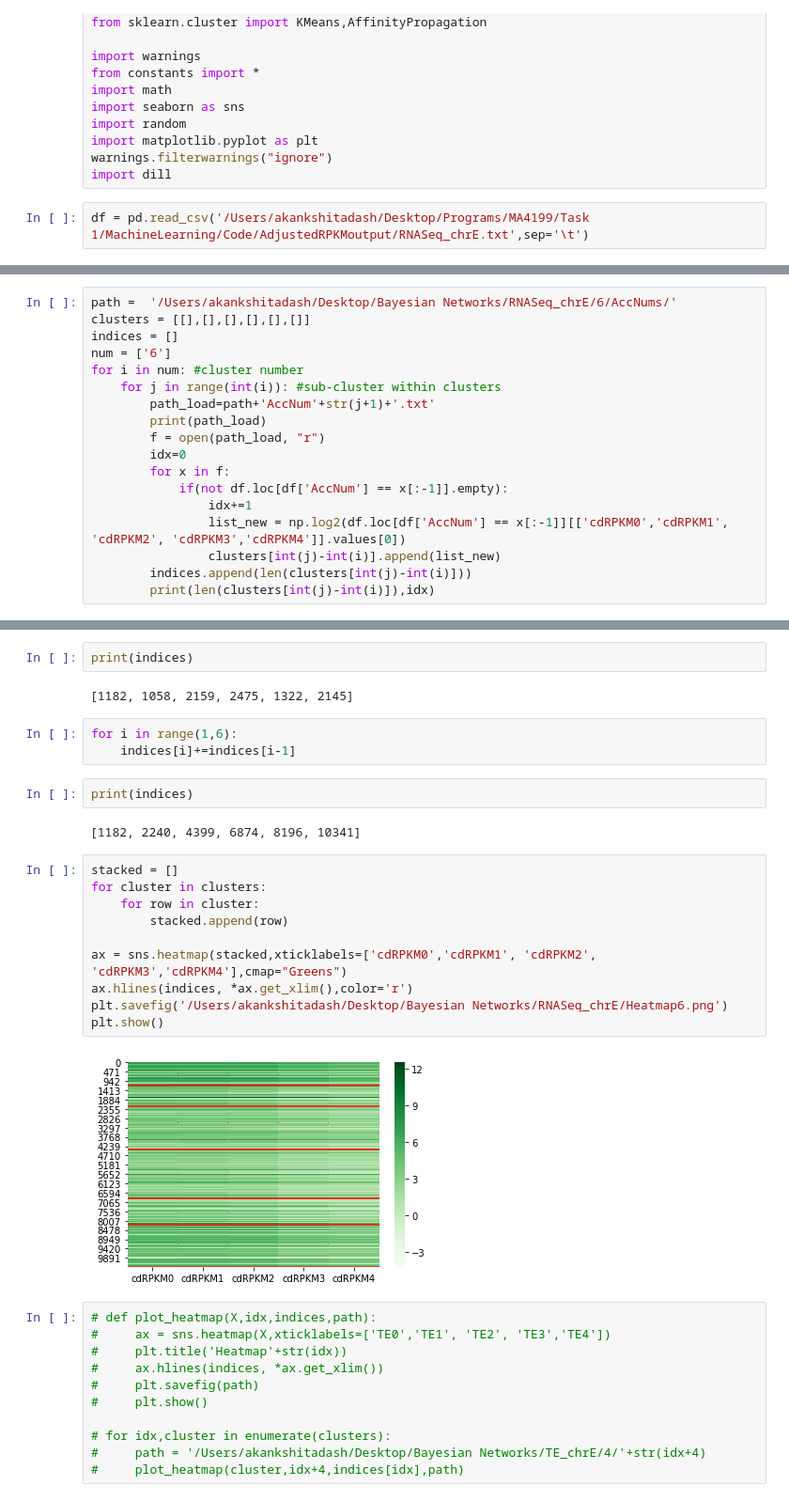
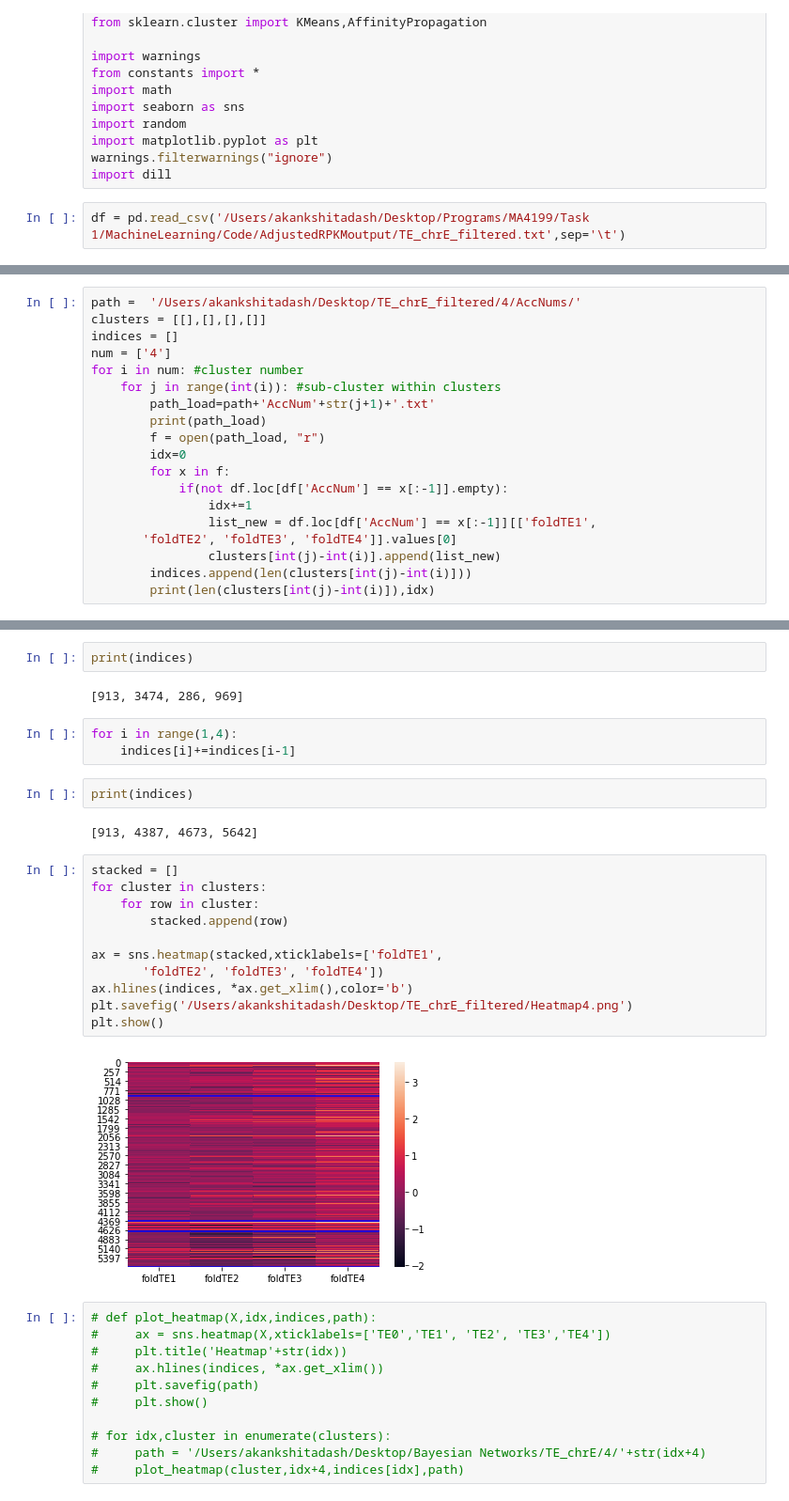
Before and after one commit to akd13/MA4199-FYP, a Jupyter notebook: Task 1/MachineLearning/Code/Heatmaps.ipynb, the cells around one changed output, grey strips where cells are left out. Shown at 94% size. Drawn from its saved outputs; the diff is of its cells as text.

```diff
--- a/Task 1/MachineLearning/Code/Heatmaps.ipynb
+++ b/Task 1/MachineLearning/Code/Heatmaps.ipynb
@@ -21,7 +21,7 @@ import matplotlib.pyplot as plt
 warnings.filterwarnings("ignore")
 import dill
 # %%
-df = pd.read_csv('/Users/akankshitadash/Desktop/Programs/MA4199/Task 1/MachineLearning/Code/AdjustedRPKMoutput/RNASeq_chrE.txt',sep='\t')
+df = pd.read_csv('/Users/akankshitadash/Desktop/Programs/MA4199/Task 1/MachineLearning/Code/AdjustedRPKMoutput/TE_chrE_filtered.txt',sep='\t')
 # %%
 df.head()
 # %% [output]
@@ -44,8 +44,8 @@ df.shape
 # %%
-path =  '/Users/akankshitadash/Desktop/Bayesian Networks/RNASeq_chrE/6/AccNums/'
-clusters = [[],[],[],[],[],[]]
+path =  '/Users/akankshitadash/Desktop/TE_chrE_filtered/4/AccNums/'
+clusters = [[],[],[],[]]
 indices = []
-num = ['6']
+num = ['4']
 for i in num: #cluster number
     for j in range(int(i)): #sub-cluster within clusters
         path_load=path+'AccNum'+str(j+1)+'.txt'
@@ -55,7 +55,8 @@ for i in num: #cluster number
         for x in f:
             if(not df.loc[df['AccNum'] == x[:-1]].empty):
                 idx+=1
-                list_new = np.log2(df.loc[df['AccNum'] == x[:-1]][['cdRPKM0','cdRPKM1', 'cdRPKM2', 'cdRPKM3','cdRPKM4']].values[0])
+                list_new = df.loc[df['AccNum'] == x[:-1]][['foldTE1',
+       'foldTE2', 'foldTE3', 'foldTE4']].values[0]
                 clusters[int(j)-int(i)].append(list_new)
         indices.append(len(clusters[int(j)-int(i)]))
         print(len(clusters[int(j)-int(i)]),idx)
@@ -75,26 +72,27 @@ for i in num: #cluster number
 # %%
 print(indices)
 # %% [output]
-[1182, 1058, 2159, 2475, 1322, 2145]
+[913, 3474, 286, 969]
 # %%
-for i in range(1,6):
+for i in range(1,4):
     indices[i]+=indices[i-1]
 # %%
 print(indices)
 # %% [output]
-[1182, 2240, 4399, 6874, 8196, 10341]
+[913, 4387, 4673, 5642]
 # %%
 stacked = []
 for cluster in clusters:
     for row in cluster:
         stacked.append(row)
 
-ax = sns.heatmap(stacked,xticklabels=['cdRPKM0','cdRPKM1', 'cdRPKM2', 'cdRPKM3','cdRPKM4'],cmap="Greens")
-ax.hlines(indices, *ax.get_xlim(),color='r')
-plt.savefig('/Users/akankshitadash/Desktop/Bayesian Networks/RNASeq_chrE/Heatmap6.png')
+ax = sns.heatmap(stacked,xticklabels=['foldTE1',
+       'foldTE2', 'foldTE3', 'foldTE4'])
+ax.hlines(indices, *ax.get_xlim(),color='b')
+plt.savefig('/Users/akankshitadash/Desktop/TE_chrE_filtered/Heatmap4.png')
 plt.show()
 # %% [output]
-[figure, old version]
+[figure, new version]
 # %%
 # def plot_heatmap(X,idx,indices,path):
 #     ax = sns.heatmap(X,xticklabels=['TE0','TE1', 'TE2', 'TE3','TE4'])
```
Also changed, not shown: parts of 4 cells of this notebook, 45 other files.
